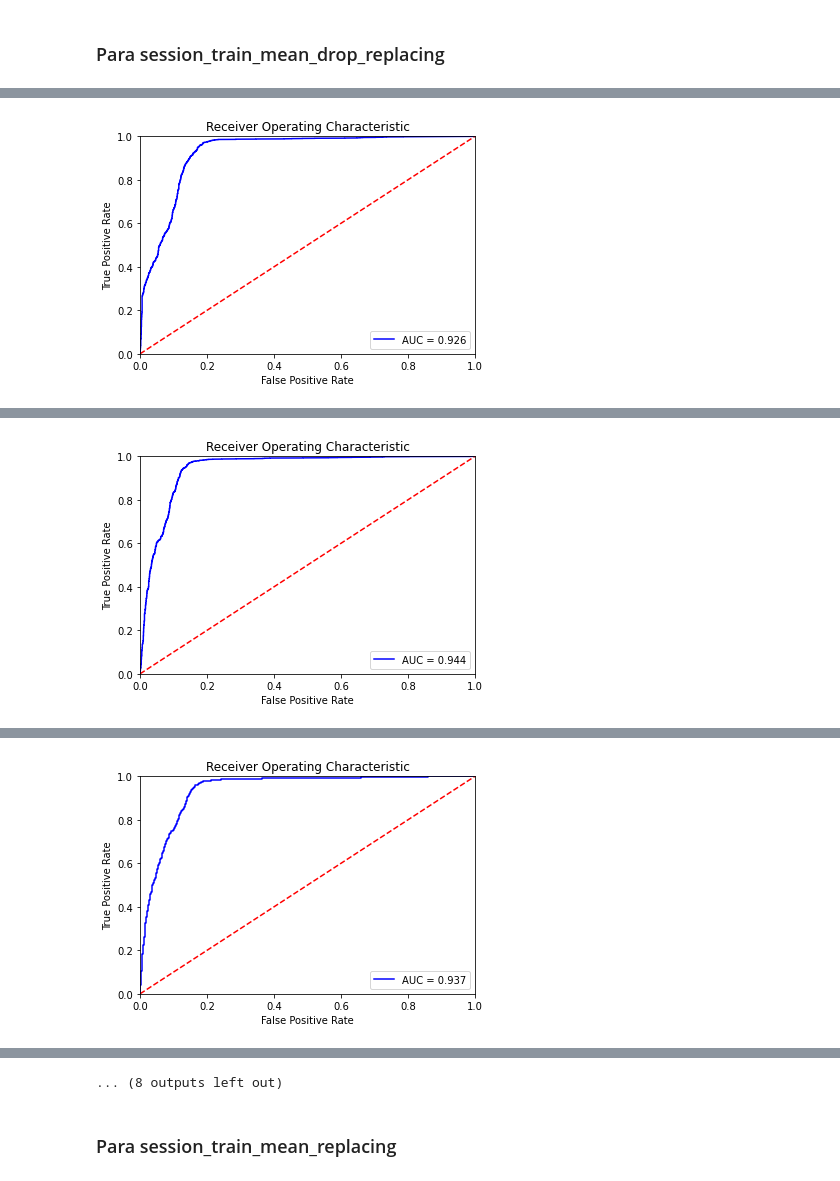
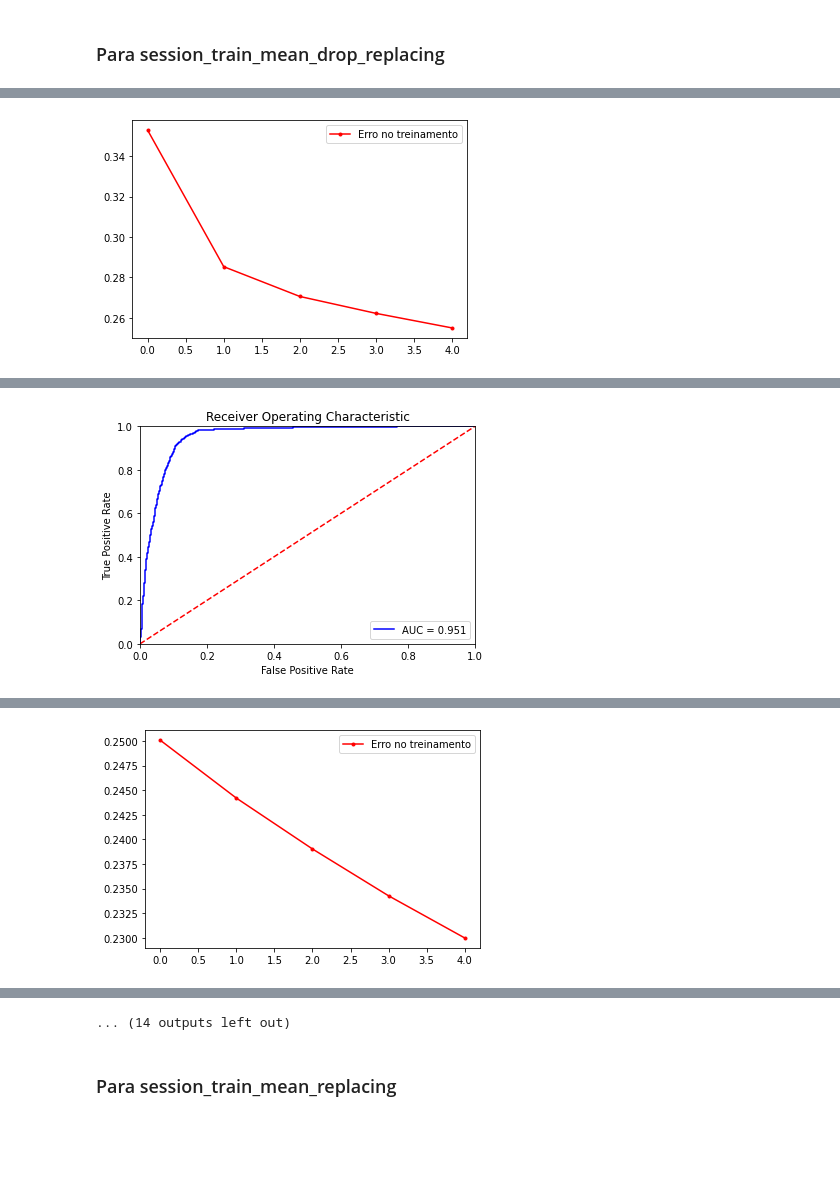
Before and after one commit to elaynelemos/prediction-of-orders-dmc, a Jupyter notebook: DataMining-Avaliation_testing.ipynb, the cells around one changed output, grey strips where cells are left out. Drawn from its saved outputs; the diff is of its cells as text; code cells hidden in the pictures; blank space fills up the shorter version.

```diff
--- a/DataMining-Avaliation_testing.ipynb
+++ b/DataMining-Avaliation_testing.ipynb
@@ -503,9 +515,8 @@ Especificidade: 0.9741315594974131
 #Classificador Random Forest
 ## Para session_train_min_replacing
 
-#DATA MINING
-#RC_min_replacing = RandomForestClassifier(n_estimators=100, max_features=10)
-#RC_min_replacing.fit(session_train_X_min_replacing, session_train_y_min_replacing.order.to_numpy())
+#MODEL
+RC_min_replacing = RandomForestClassifier(n_estimators=250, max_features=10)
 
 #CROSS-VALIDATION
 X = session_train_X_min_replacing
@@ -513,18 +524,17 @@ y = session_train_y_min_replacing
 kf = KFold(n_splits=10, random_state=42, shuffle=True)
 split_num = 1
 for train_index, test_index in kf.split(X):
-    print("\n NÚMERO DO SPLIT:", split_num)
+    print("\nNÚMERO DO SPLIT:", split_num)
     split_num += 1
     X_train, X_test = X.iloc[train_index], X.iloc[test_index]
     y_train, y_test = y.iloc[train_index], y.iloc[test_index]
 
     #DATA MINING
-    RC_min_replacing = RandomForestClassifier(n_estimators=100, max_features=10)
     RC_min_replacing.fit(X_train, y_train.order.to_numpy())
 
     #AVALIAÇÃO
     #Passo 1: Recuperar a resposta do modelo para o conjunto de teste e armazenar em um vetor
-    y_pred = RC_mean_drop_replacing.predict(X_test)
+    y_pred = RC_min_replacing.predict(X_test)
 
     #Passo 2: Gerar a Matriz de Confusão (linhas = real | colunas = previsto)
     cm = confusion_matrix(y_test, y_pred)
@@ -577,5 +587,5 @@ for train_index, test_index in kf.split(X):
     plt.xlabel('False Positive Rate')
     plt.show()
 
-    #Gerando a base de predição:
-    #RC_y_pred_min_replacing = RC_min_replacing.predict(session_test_X_min_replacing)
+#Gerando a base de predição:
+#RC_y_pred_min_replacing = RC_min_replacing.predict(session_test_X_min_replacing)
@@ -587,9 +665,20 @@ for train_index, test_index in kf.split(X):
 #Classificador Rede Neural MLP
 ## Para session_train_min_replacing
 
-# Treine o modelo
-#batch_size = 16
-#Log_mean_drop_replacing = mlp.fit(session_train_X_mean_drop_replacing, session_train_y_mean_drop_replacing.order.to_numpy(), batch_size=batch_size, epochs=200)
+# Criar o modelo
+input_neuron, hidden_neuron, output_neuron = X.shape[-1], X.shape[-1]*3, 1
+
+mlp = Sequential([
+    InputLayer(input_neuron),
+    Dense(hidden_neuron, activation="relu"),
+    Dense(output_neuron, activation="sigmoid")
+])
+
+# Usar a função summary()
+mlp.summary()
+
+# Compile o modelo
+mlp.compile(optimizer="adam", loss="binary_crossentropy")
 
 #CROSS-VALIDATION
 X = session_train_X_mean_drop_replacing
@@ -597,37 +686,28 @@ y = session_train_y_mean_drop_replacing
 kf = KFold(n_splits=10, random_state=42, shuffle=True)
 split_num = 1
 for train_index, test_index in kf.split(X):
-    print("\n NÚMERO DO SPLIT:", split_num)
+    print("\nNÚMERO DO SPLIT:", split_num)
     split_num += 1
     X_train, X_test = X.iloc[train_index], X.iloc[test_index]
     y_train, y_test = y.iloc[train_index], y.iloc[test_index]
 
-    # Criar o modelo
-    input_neuron, hidden_neuron, output_neuron = X.shape[-1], 3, 1
-
-    mlp = Sequential([
-        InputLayer(input_neuron),
-        Dense(hidden_neuron, activation="relu"),
-        Dense(output_neuron, activation="sigmoid")
-    ])
-
-    # Usar a função summary()
-    mlp.summary()
-
-    # Compile o modelo
-    mlp.compile(optimizer="adam", loss="binary_crossentropy")
-
     #DATA MINING
     # Treine o modelo
-    batch_size = 16
-    mlp.fit(X_train, y_train.order.to_numpy(), batch_size=batch_size, epochs=10)
+    batch_size = 8
+    Log = mlp.fit(X_train, y_train.order.to_numpy(), batch_size=batch_size, epochs=200)
+
+    # Visualizando o comportamento do erro durante o treinamento de forma gráfica
+    fig, ax = plt.subplots()
+    ax.plot(Log.history["loss"],'r', marker='.', label="Erro no treinamento")
+    ax.legend()
+    plt.show()
 
     #AVALIAÇÃO
     #Passo 1: Recuperar a resposta do modelo para o conjunto de teste e armazenar em um vetor
     y_pred = mlp.predict(X_test)
 
     #Passo 2: Gerar a Matriz de Confusão (linhas = real | colunas = previsto)
-    cm = confusion_matrix(y_test, y_pred.argmax(axis=1))
+    cm = confusion_matrix(y_test, np.round(abs(y_pred)))
     df_cm = pd.DataFrame(cm)
 
     ##Mudandando a ordem para vir primeiro 1 e depois 0
@@ -677,6 +757,6 @@ for train_index, test_index in kf.split(X):
     plt.xlabel('False Positive Rate')
     plt.show()
 
-    #Gerando a base de predição:
-    #Log_y_pred_mean_drop_replacing = Log_mean_drop_replacing.predict(session_test_X_mean_drop_replacing)
+#Gerando a base de predição:
+#Log_y_pred_mean_drop_replacing = Log_mean_drop_replacing.predict(session_test_X_mean_drop_replacing)
 # %% [output]
@@ -700 +780 @@ Especificidade: 1.0
-[figure, old version]
+[figure, new version]
@@ -718 +798 @@ Especificidade: 1.0
-[figure, old version]
+[figure, new version]
@@ -736 +810 @@ Especificidade: 1.0
-[figure, old version]
+[figure, new version]
@@ -791,4 +859,4 @@ Especificidade: 1.0
-... (8 outputs left out)
+... (14 outputs left out)
 # %% [markdown]
 ### Para session_train_mean_replacing
 # %%
```
Also changed, not shown: parts of 8 cells of this notebook.
